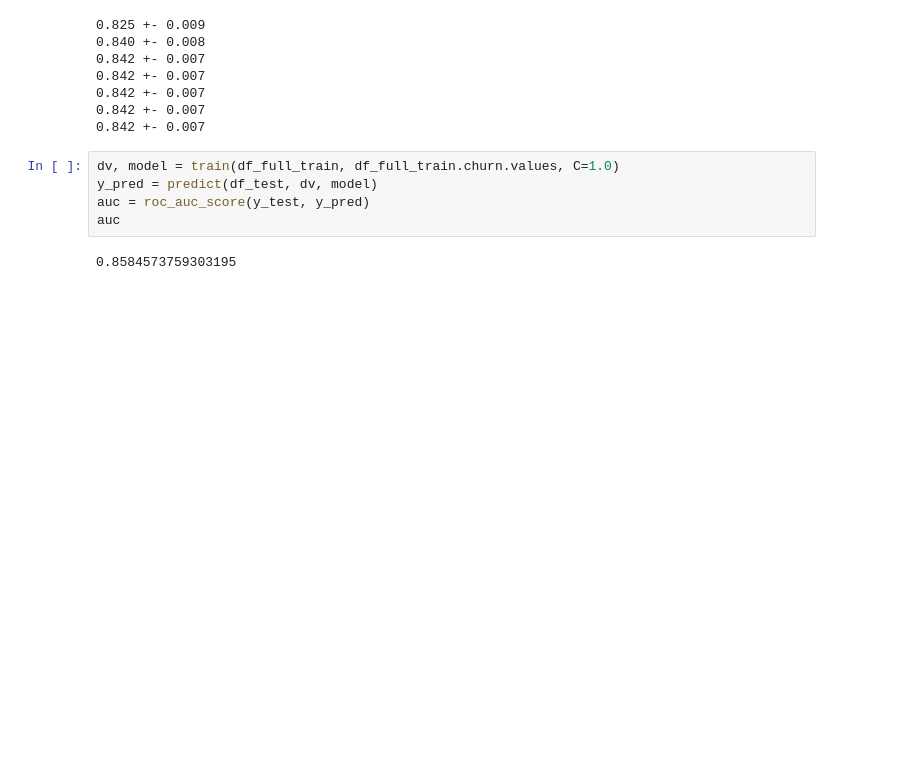
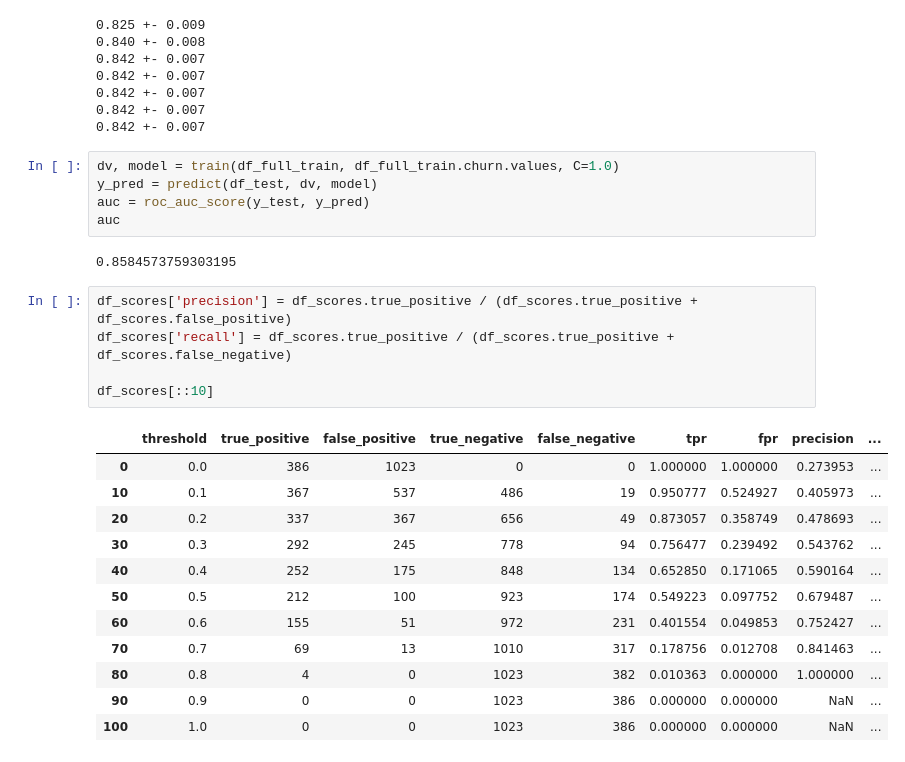
Before and after one commit to fxmidaaa/ml-homework-practice, a Jupyter notebook: homework4_evaluation_metrics/notes.ipynb, the cells around one changed output. Drawn from its saved outputs; the diff is of its cells as text; blank space fills up the shorter version.

```diff
--- a/homework4_evaluation_metrics/notes.ipynb
+++ b/homework4_evaluation_metrics/notes.ipynb
@@ -537,3 +542,21 @@ auc = roc_auc_score(y_test, y_pred)
 auc
 # %% [output]
 0.8584573759303195
+# %%
+df_scores['precision'] = df_scores.true_positive / (df_scores.true_positive + df_scores.false_positive)
+df_scores['recall'] = df_scores.true_positive / (df_scores.true_positive + df_scores.false_negative)
+
+df_scores[::10]
+# %% [output]
+|  | threshold | true_positive | false_positive | true_negative | false_negative | tpr | fpr | precision | ... |
+| 0 | 0.0 | 386 | 1023 | 0 | 0 | 1.000000 | 1.000000 | 0.273953 | ... |
+| 10 | 0.1 | 367 | 537 | 486 | 19 | 0.950777 | 0.524927 | 0.405973 | ... |
+| 20 | 0.2 | 337 | 367 | 656 | 49 | 0.873057 | 0.358749 | 0.478693 | ... |
+| 30 | 0.3 | 292 | 245 | 778 | 94 | 0.756477 | 0.239492 | 0.543762 | ... |
+| 40 | 0.4 | 252 | 175 | 848 | 134 | 0.652850 | 0.171065 | 0.590164 | ... |
+| 50 | 0.5 | 212 | 100 | 923 | 174 | 0.549223 | 0.097752 | 0.679487 | ... |
+| 60 | 0.6 | 155 | 51 | 972 | 231 | 0.401554 | 0.049853 | 0.752427 | ... |
+| 70 | 0.7 | 69 | 13 | 1010 | 317 | 0.178756 | 0.012708 | 0.841463 | ... |
+| 80 | 0.8 | 4 | 0 | 1023 | 382 | 0.010363 | 0.000000 | 1.000000 | ... |
+| 90 | 0.9 | 0 | 0 | 1023 | 386 | 0.000000 | 0.000000 | NaN | ... |
+| 100 | 1.0 | 0 | 0 | 1023 | 386 | 0.000000 | 0.000000 | NaN | ... |
```
Also changed, not shown: parts of 10 cells of this notebook.
